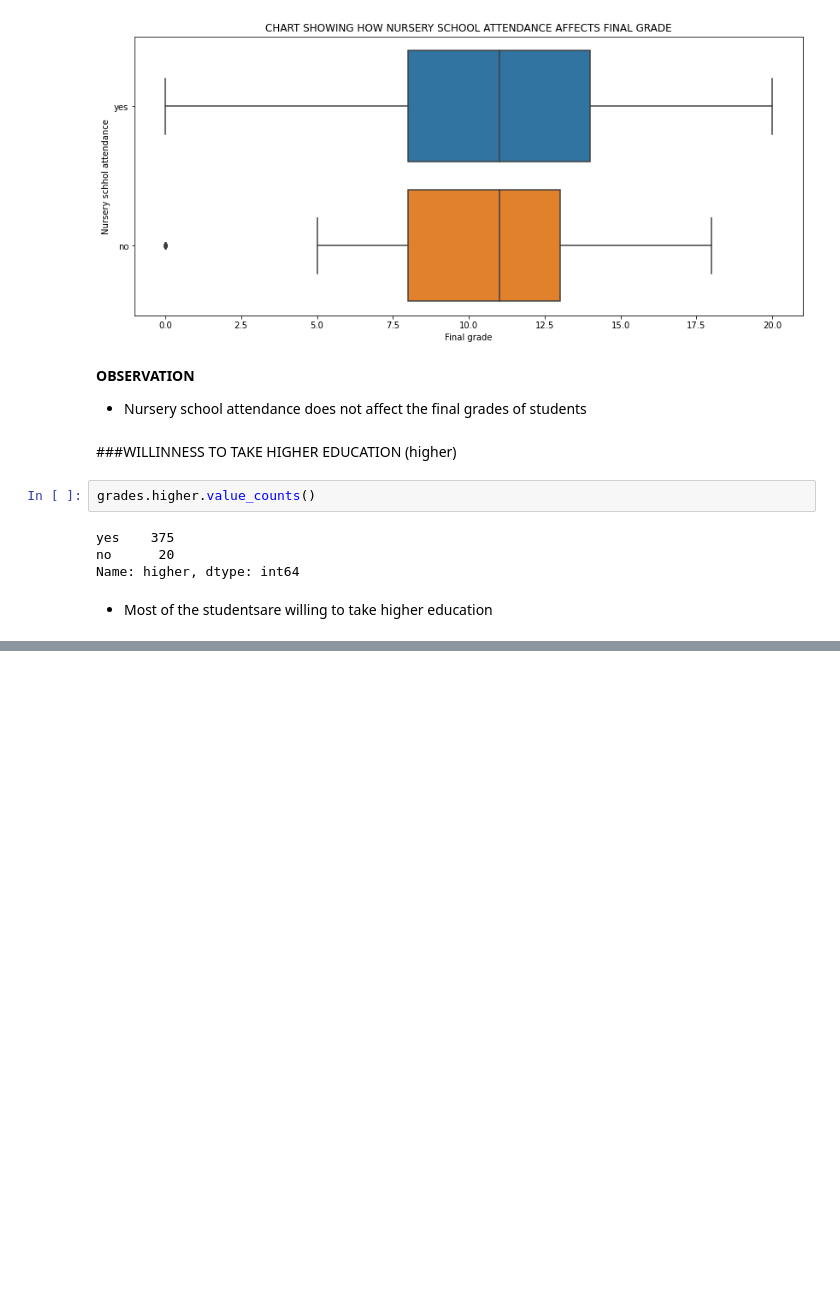
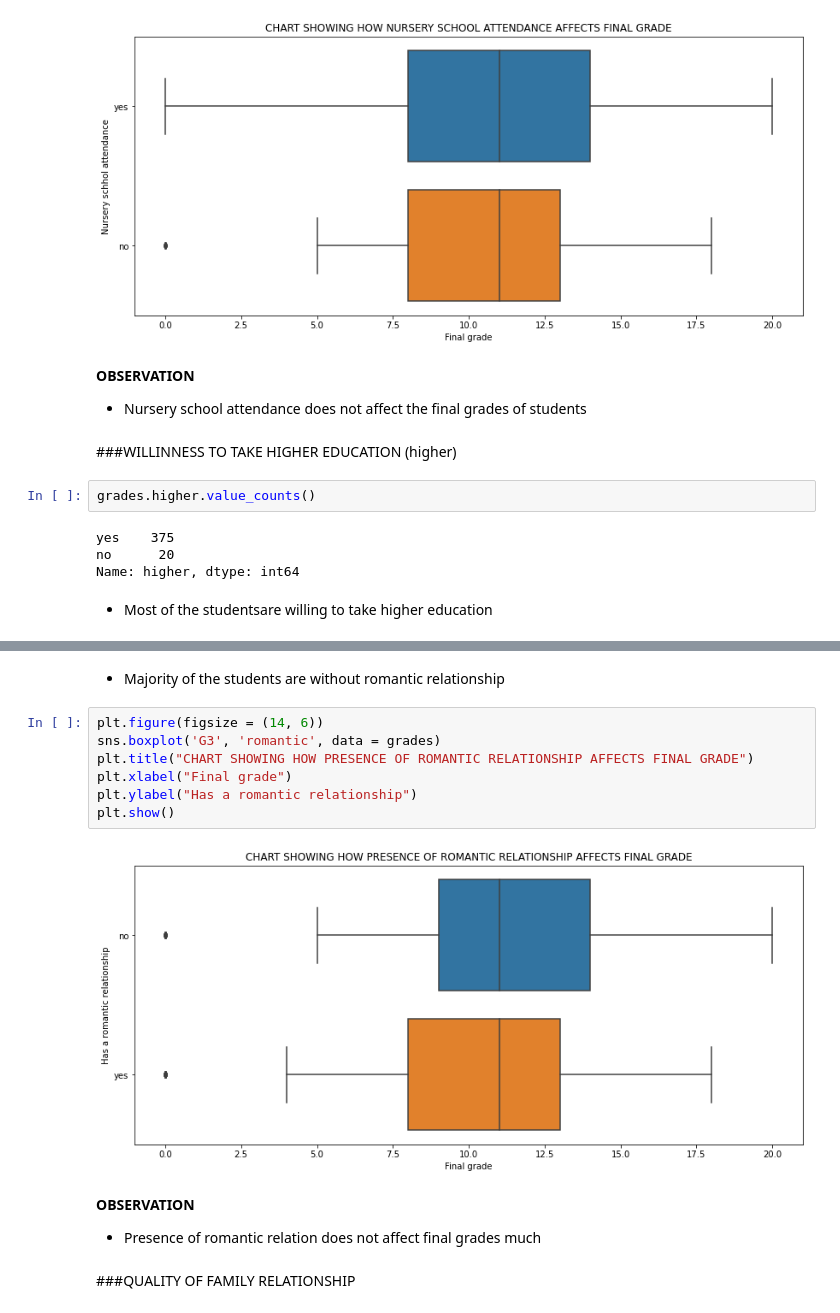
Before and after one commit to devchoplife/Students-grades, a Jupyter notebook: portuguese_students_grade_analysis.ipynb, the cells around one changed output, grey strips where cells are left out. Cells and saved outputs as stored; diff of their text form; blank space fills up the shorter version.

```diff
--- a/portuguese_students_grade_analysis.ipynb
+++ b/portuguese_students_grade_analysis.ipynb
@@ -720,0 +765,17 @@ Name: higher, dtype: int64
+# %% [markdown]
+* Majority of the students are without romantic relationship
+# %%
+plt.figure(figsize = (14, 6))
+sns.boxplot('G3', 'romantic', data = grades)
+plt.title("CHART SHOWING HOW PRESENCE OF ROMANTIC RELATIONSHIP AFFECTS FINAL GRADE")
+plt.xlabel("Final grade")
+plt.ylabel("Has a romantic relationship")
+plt.show()
+# %% [output]
+[figure, added]
+# %% [markdown]
+**OBSERVATION**
+
+* Presence of romantic relation does not affect final grades much
+# %% [markdown]
+###QUALITY OF FAMILY RELATIONSHIP
```
Also changed, not shown: parts of 9 cells of this notebook.
